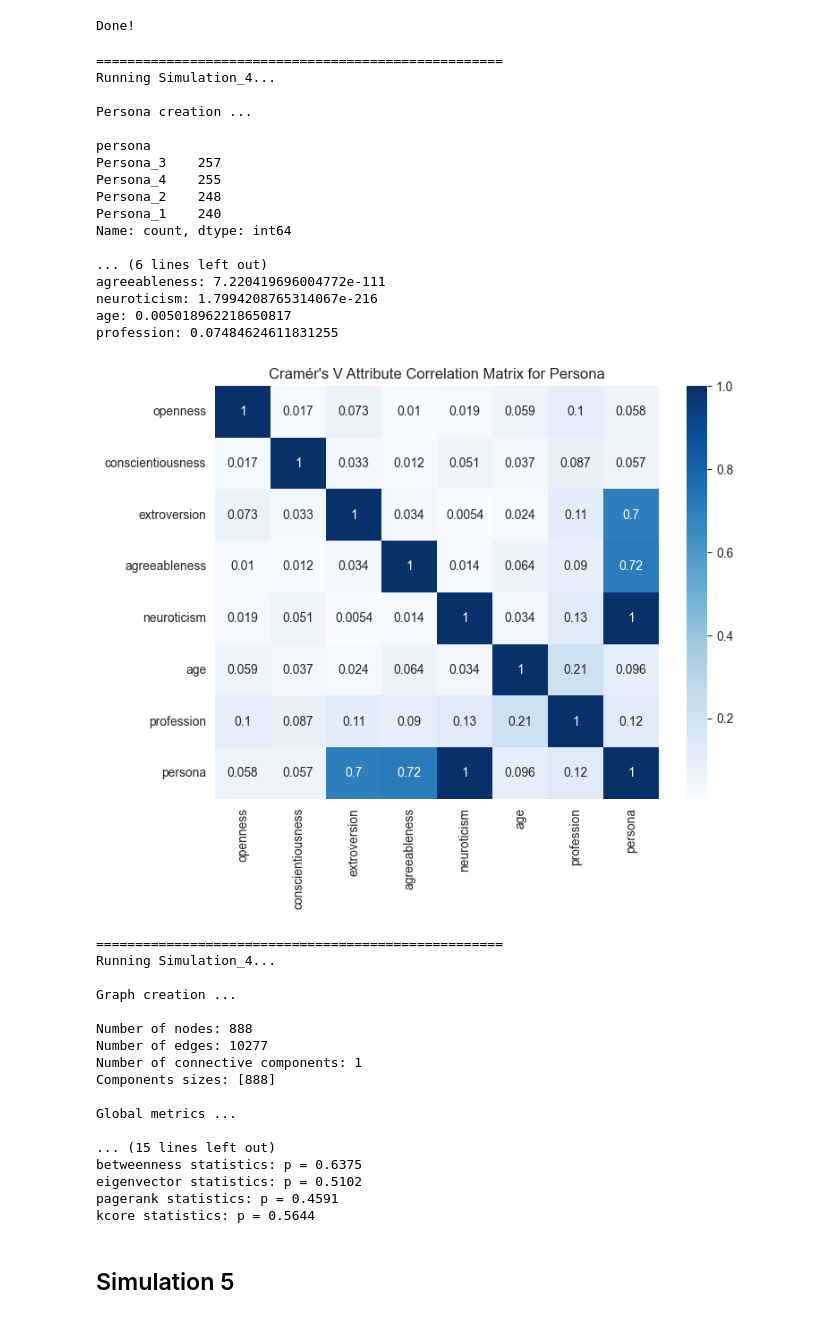
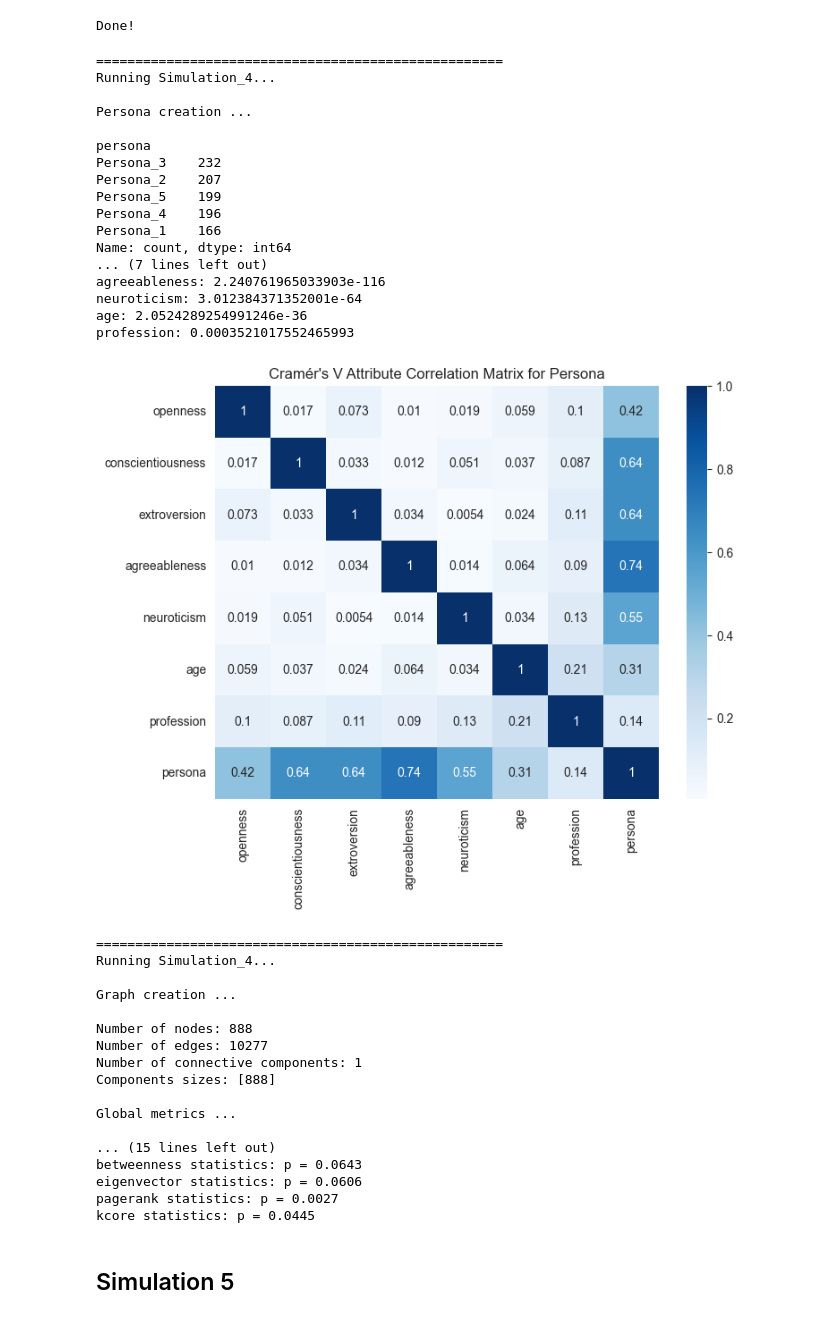
Before and after one commit to MagdalenaWilk/Personality-Driven_Behaviour_in_Synthetic_Social_Networks, a Jupyter notebook: analysis_set_1.ipynb, the cells around one changed output. Drawn from its saved outputs; the diff is of its cells as text; code cells hidden in the pictures.

```diff
--- a/analysis_set_1.ipynb
+++ b/analysis_set_1.ipynb
@@ -23,4 +23,6 @@ connb2 = sqlite3.connect("data/experiment_set_1/database_server_b2.db")
 connb3 = sqlite3.connect("data/experiment_set_1/database_server_b3.db")
 # %% [markdown]
 ## Simulation b1
+# %%
+features_cols = ['openness', 'conscientiousness', 'extroversion', 'agreeableness', 'neuroticism', 'age', 'profession']
 # %%
@@ -328,7 +339,7 @@ summary_3
 # %% [markdown]
 ## Simulation 4
 # %%
-personae, features_df, follow = run_simulation_preprocessing(conn4, label='Simulation_4')
+personae, features_df, follow = run_simulation_preprocessing(conn4, label='Simulation_4', feature_cols=features_cols)
 # %% [output]
 ====================================================
 Running Simulation_4...
@@ -350,28 +361,28 @@ k=9 silhouette=0.1170
 [figure]
 Done!
 # %%
-k_best = 4
+k_best = 5
 
-description_4, persona_dict = cluster_persona_and_analyse(personae, features_df, k_best, label='Simulation_4')
+description_4, persona_dict = cluster_persona_and_analyse(personae, features_df, k_best, label='Simulation_4', feature_cols=features_cols)
 # %% [output]
 ====================================================
 Running Simulation_4...
 
 Persona creation ...
 
 persona
-Persona_3    257
-Persona_4    255
-Persona_2    248
-Persona_1    240
+Persona_3    232
+Persona_2    207
+Persona_5    199
+Persona_4    196
+Persona_1    166
 Name: count, dtype: int64
-
-... (6 lines left out)
-agreeableness: 7.220419696004772e-111
-neuroticism: 1.7994208765314067e-216
-age: 0.005018962218650817
-profession: 0.07484624611831255
+... (7 lines left out)
+agreeableness: 2.240761965033903e-116
+neuroticism: 3.012384371352001e-64
+age: 2.0524289254991246e-36
+profession: 0.0003521017552465993
-[figure, old version]
+[figure, new version]
 # %%
 global_metrics_4, summary_4 = build_graph_and_analyse(follow, persona_dict, label='Simulation_4')
 # %% [output]
@@ -388,10 +399,10 @@ Components sizes: [888]
 Global metrics ...
 
 ... (15 lines left out)
-betweenness statistics: p = 0.6375
-eigenvector statistics: p = 0.5102
-pagerank statistics: p = 0.4591
-kcore statistics: p = 0.5644
+betweenness statistics: p = 0.0643
+eigenvector statistics: p = 0.0606
+pagerank statistics: p = 0.0027
+kcore statistics: p = 0.0445
 # %% [markdown]
 ## Simulation 5
 # %%
```
Also changed, not shown: parts of 33 cells of this notebook.
